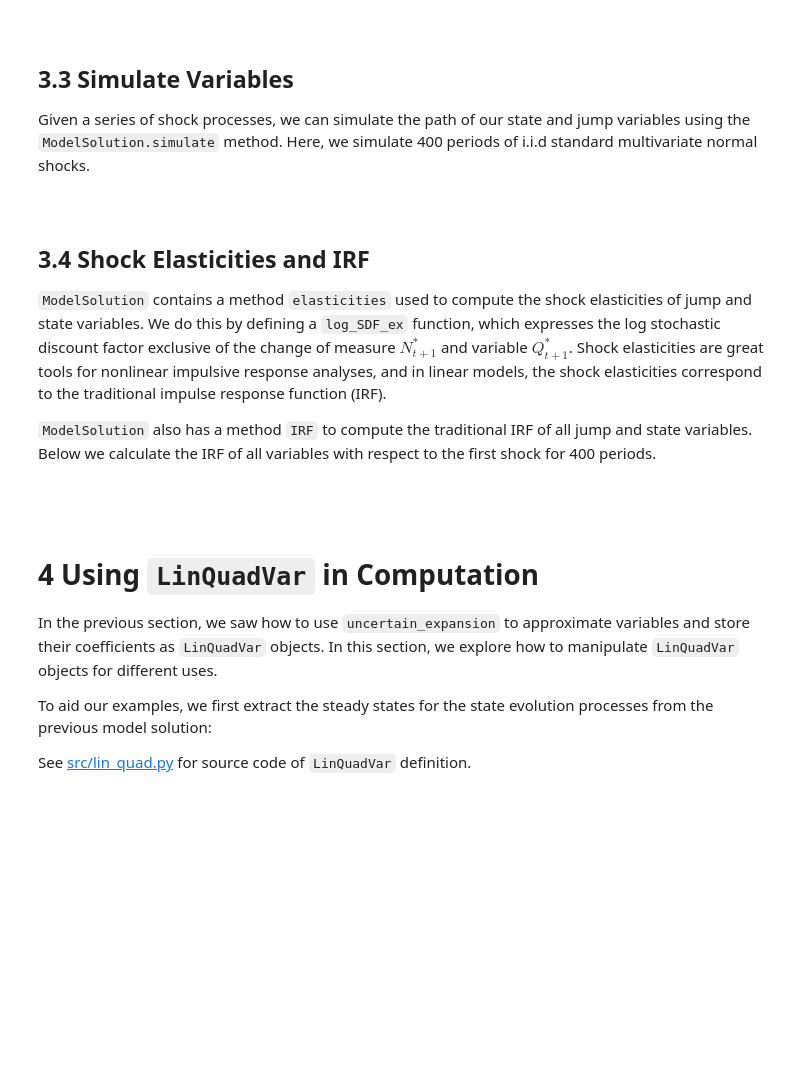
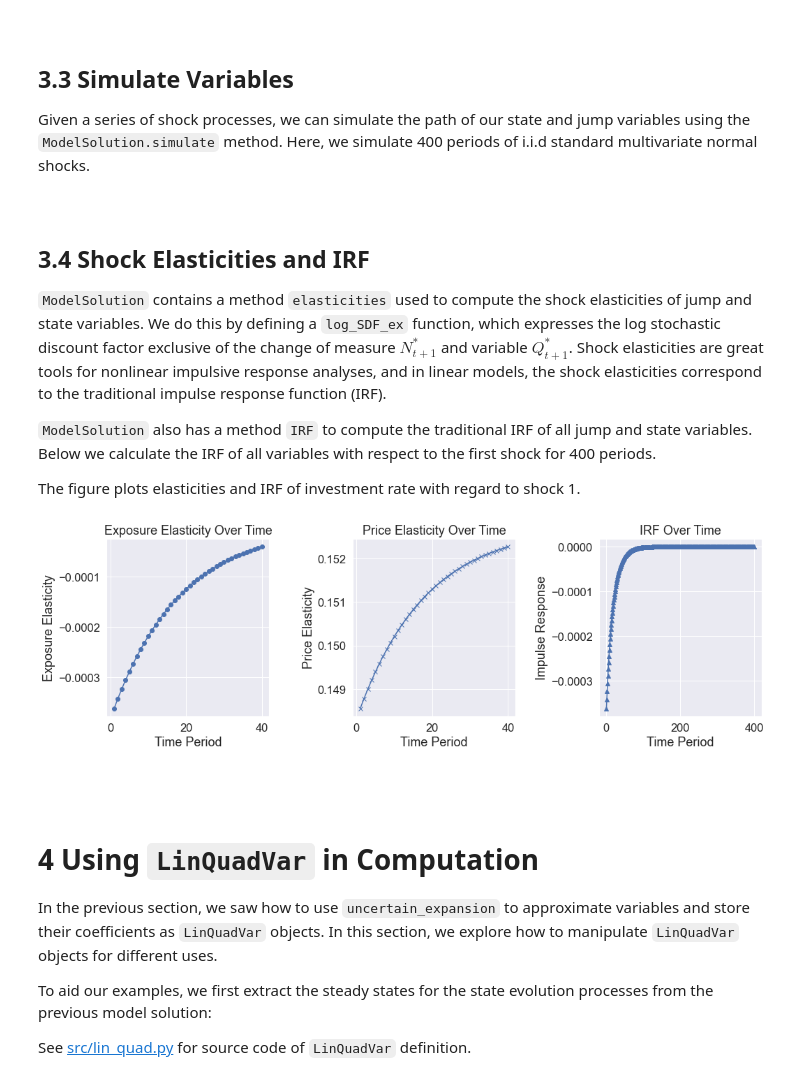
Before and after one commit to lphansen/RiskUncertaintyValue, a Jupyter notebook: quantmfr1_2.ipynb, the cells around one changed output. Drawn from its saved outputs; the diff is of its cells as text; code cells hidden in the pictures; blank space fills up the shorter version.

```diff
--- a/quantmfr1_2.ipynb
+++ b/quantmfr1_2.ipynb
@@ -423,11 +541,11 @@ Now we are able to use steps 2.1 to 2.5 as inputs to the `uncertain_expansion` f
 See [src/uncertain_expansion.py](https://github.com/lphansen/RiskUncertaintyValue/blob/main/src/uncertain_expansion.py) for the source code of the expansion suite.
 # %%
 # Solve the One-Capital Adjustment Model
-eq = eq_ac
-ss = ss_ac
-gc = gc_ac
+eq = eq_onecap_2d
+ss = ss_onecap_2d
+gc = gc_onecap_2d
 var_shape = (3, 2, 2)
-args = (γ, β, ρ, a, θ_1, θ_2, α_k, σ_k, A, B)
+args = (γ, β, ρ, a, ϕ_1, ϕ_2, α_k, beta_k, beta_z1, sigma_k, sigma_z1, sigma_z2)
 approach = '1' # See Exploring Recursive Utility Appendix for difference about approach '1' and '2'
-ModelSol = uncertain_expansion(eq, ss, var_shape, args, gc, approach)
+ModelSol = uncertain_expansion(eq, ss, var_shape, args, gc, approach = '1')
 # %% [output]
@@ -552,24 +670,60 @@ JX_sim = ModelSol.simulate(Ws)
 `ModelSolution` contains a method `elasticities` used to compute the shock elasticities of jump and state variables. We do this by defining a `log_SDF_ex` function, which expresses the log stochastic discount factor exclusive of the change of measure ${N}^*_{t+1}$ and variable $Q_{t+1}^*$. Shock elasticities are great tools for nonlinear impulsive response analyses, and in linear models, the shock elasticities correspond to the traditional impulse response function (IRF).
 
 `ModelSolution` also has a method `IRF` to compute the traditional IRF of all jump and state variables. Below we calculate the IRF of all variables with respect to the first shock for 400 periods.
+
+The figure plots elasticities and IRF of investment rate with regard to shock 1.
 # %%
 def log_SDF_ex(Var_t, Var_tp1, W_tp1, q, *args):
 
     # Log stochastic discount factor exclusive of the change of measure N and Q.
 
     # Parameters for the model
-    γ, β, ρ, a, θ_1, θ_2, α_k, σ_k, A, B = args
+    γ, β, ρ, a, ϕ_1, ϕ_2, α_k, beta_k, beta_z, sigma_k1, sigma_k2, sigma_z = args
 
     # Variables: (q_t, q_tp1 is excluded when using the method in `ModelSolution`)
-    cmk_t, imk_t, mkmc_t, Z_t, gk_t = Var_t.ravel()
-    cmk_tp1, imk_tp1, mkmc_tp1, Z_tp1, gk_tp1 = Var_tp1.ravel()
+    cmk_t, imk_t, mk_t, Z_t, gk_t = Var_t.ravel()
+    cmk_tp1, imk_tp1, mk_tp1, Z_tp1, gk_tp1 = Var_tp1.ravel()
 
     sdf_ex = anp.log(β) - ρ*(cmk_tp1+gk_tp1-cmk_t)
 
     return sdf_ex
 
-expo_elas, price_elas = ModelSol.elasticities(log_SDF_ex, T=400, shock=0)
+expo_elas, price_elas = ModelSol.elasticities(log_SDF_ex, T=40, shock=0)
 states, controls = ModelSol.IRF(T = 400, shock = 0)
+# %%
+import matplotlib.pyplot as plt
+
+time_periods = list(range(1, 41))  # 40 time periods starting from 1
+
+fig, axs = plt.subplots(1, 3, figsize=(15, 5))  # Adjust the figure size as needed
+
+# Plotting Exposure Elasticity in the first subfigure
+axs[0].plot(time_periods, expo_elas[:, 1], label='Exposure Elasticity', marker='o')
+axs[0].set_xlabel('Time Period')
+axs[0].set_ylabel('Exposure Elasticity')
+axs[0].set_title('Exposure Elasticity Over Time')
+axs[0].grid(True)
+
+# Plotting Price Elasticity in the second subfigure
+axs[1].plot(time_periods, price_elas[:, 1], label='Price Elasticity', marker='x')
+axs[1].set_xlabel('Time Period')
+axs[1].set_ylabel('Price Elasticity')
+axs[1].set_title('Price Elasticity Over Time')
+axs[1].grid(True)
+
+time_periods = list(range(1, 401))  # 400 time periods starting from 1
+
+# Plotting IRF in the third subfigure
+axs[2].plot(time_periods, controls[:, 1], label='IRF', marker='^')
+axs[2].set_xlabel('Time Period')
+axs[2].set_ylabel('Impulse Response')
+axs[2].set_title('IRF Over Time')
+axs[2].grid(True)
+
+plt.tight_layout()
+plt.show()
+# %% [output]
+[figure, added]
 # %% [markdown]
 <br>
 <br>
```
Also changed, not shown: parts of 16 cells of this notebook.
